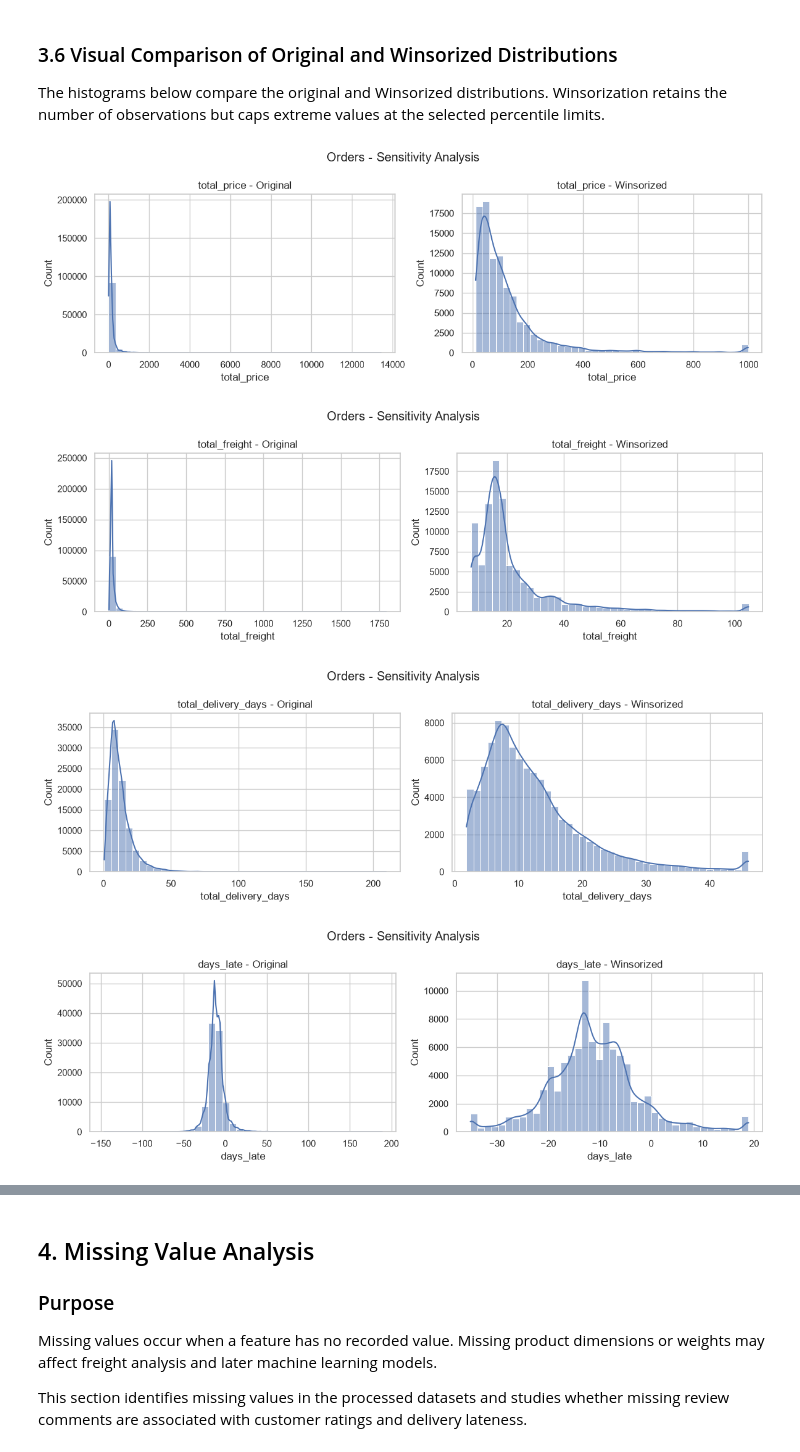
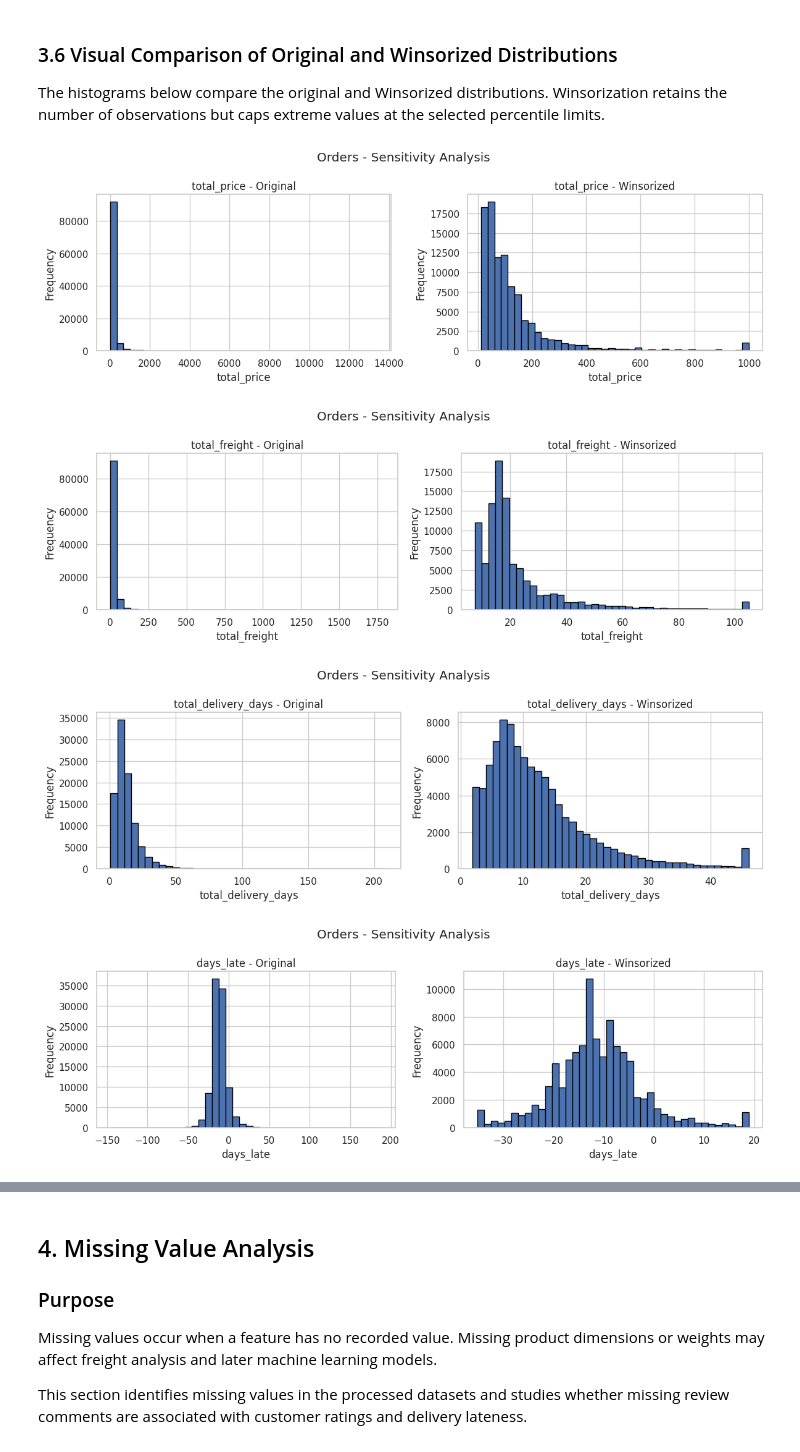
Before and after one commit to AdarshReddy2106/DELTA, a Jupyter notebook: notebooks/03_outliers_and_missing_values.ipynb, the cells around one changed output, grey strips where cells are left out. Cells and saved outputs as stored; diff of their text form; code cells hidden in the pictures.

```diff
--- a/notebooks/03_outliers_and_missing_values.ipynb
+++ b/notebooks/03_outliers_and_missing_values.ipynb
@@ -657,0 +471,13 @@ Different outlier detection methods identify different types of unusual observat
+# %%
+# Plot comparison of IQR and Z-score outlier counts
+for dataset_name in outlier_datasets:
+    plot_data = univariate_comparison[
+        univariate_comparison["Dataset"] == dataset_name
+    ].set_index("Variable")[["IQR", "Z-score"]]
+
+    plot_data.plot(kind="bar", figsize=(12, 5))
+    plt.title(f"{dataset_name} - IQR vs Z-score Outlier Counts")
+    plt.ylabel("Number of Outliers")
+    plt.xticks(rotation=45, ha="right")
+    plt.tight_layout()
+    plt.show()
@@ -862,10 +701,15 @@ for dataset_name, data in sensitivity_data.items():
         }
 
         for method, values in comparison_sets.items():
+            status = "Available"
+            if method == "Log Transformed" and len(values) == 0:
+                status = "Skipped: variable contains negative values"
+
             sensitivity_results.append({
                 "Dataset": dataset_name,
                 "Variable": column,
                 "Method": method,
+                "Status": status,
                 "Count": len(values),
                 "Mean": values.mean(),
                 "Median": values.median(),
@@ -900,24 +744,26 @@ The histograms below compare the original and Winsorized distributions. Winsoriz
 # %%
 for dataset_name, data in sensitivity_data.items():
     for column in data.columns:
         fig, axes = plt.subplots(1, 2, figsize=(12, 4))
 
-        sns.histplot(
-            data[column].dropna(), bins=40, kde=True, ax=axes[0]
-        )
+        original_values = data[column].dropna()
+        winsor_values = winsorized_data[dataset_name][column].dropna()
+
+        axes[0].hist(original_values, bins=40, edgecolor="black")
         axes[0].set_title(f"{column} - Original")
+        axes[0].set_xlabel(column)
+        axes[0].set_ylabel("Frequency")
 
-        sns.histplot(
-            winsorized_data[dataset_name][column].dropna(),
-            bins=40, kde=True, ax=axes[1]
-        )
+        axes[1].hist(winsor_values, bins=40, edgecolor="black")
         axes[1].set_title(f"{column} - Winsorized")
+        axes[1].set_xlabel(column)
+        axes[1].set_ylabel("Frequency")
 
         fig.suptitle(f"{dataset_name} - Sensitivity Analysis")
         plt.tight_layout()
         plt.show()
 # %% [output]
-[figure, old version]
+[figure, new version]
-[figure, old version]
+[figure, new version]
-[figure, old version]
+[figure, new version]
-[figure, old version]
+[figure, new version]
```
Also changed, not shown: parts of 85 cells of this notebook.
